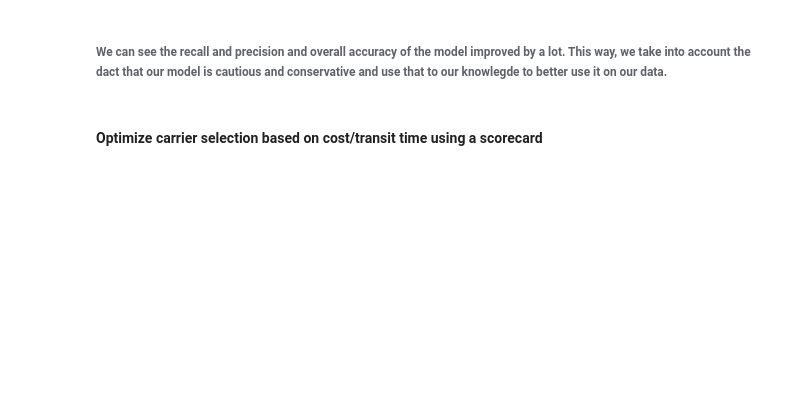
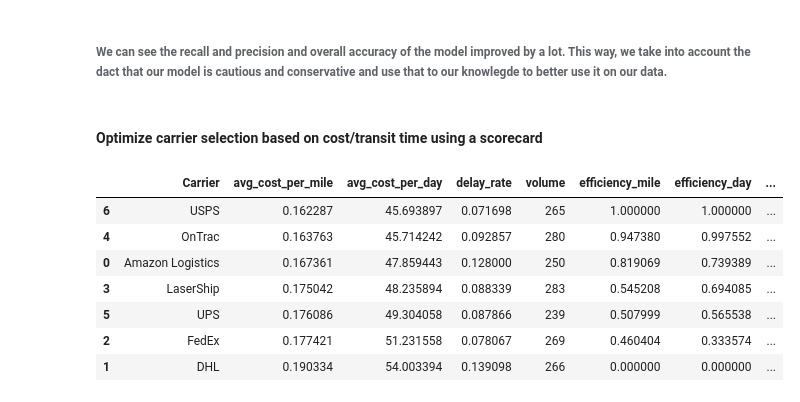
Before and after one commit to NeonHalo17/Logistics-Data-Science-Fundamentals, a Jupyter notebook: test.ipynb, the cells around one changed output. Drawn from its saved outputs; the diff is of its cells as text; code cells hidden in the pictures; blank space fills up the shorter version.

Commit message:
adds carrier selection optimization scorecard based on cost_per_mile, cost_per_transit_day and delay rate

```diff
--- a/test.ipynb
+++ b/test.ipynb
@@ -308,8 +310,13 @@ if 'Shipment_Date' in df.columns and 'Delivery_Date' in df.columns:
 # Cost efficiency
 # we use if statements to ensure that our dataset is robust, right now in this controlled dataset it doesn't matter as much
 # but in production grade datasets and data science techniques, this is good practice
+# calculate cost per mile
 if 'Distance_miles' in df.columns and 'Cost' in df.columns:
     df['Cost_per_mile'] = df['Cost']/df['Distance_miles']
+
+# also calculate cost per day
+if 'Cost' in df.columns and 'Transit_Days' in df.columns:
+    df['Cost_per_day'] = df['Cost']/df['Transit_Days']
 
 # Time features - add month and day of the shipment date and delivery date
 for col in date_cols:
@@ -442,0 +460,45 @@ ROC AUC: 0.9974778459441036
+# %%
+# we need to normalize these scorecard metrics because right now higher cost per mile and cost per day averages are bad
+# normalization also makes it so every metric ranges from 0 to 1, giving a fuller performace score
+# if we use them to calculate performance score that will be meaningless
+
+def min_max_normalize(series):
+    return (series.max() - series) / (series.max() - series.min())
+
+carrier_scorecard['efficiency_mile']  = min_max_normalize(
+    carrier_scorecard['avg_cost_per_mile']
+)
+
+carrier_scorecard['efficiency_day'] = min_max_normalize(
+    carrier_scorecard['avg_cost_per_day']
+)
+
+carrier_scorecard['reliability'] = min_max_normalize(
+    carrier_scorecard['delay_rate']
+)
+# %%
+# giving weights to each scorecard attribute, this is decided by business analysis
+# for now lets give cost efficiency and transit efficiency 40% and delay 20% weight
+#this can be changed anytime
+
+wt_mile = 0.4
+wt_day = 0.4
+wt_reliability = 0.2
+
+# now to calculate performance scores based on carrier avg data calculated above
+carrier_scorecard['performance_score'] = (
+    carrier_scorecard['efficiency_mile'] * wt_mile +
+    carrier_scorecard['efficiency_day'] * wt_day +
+    carrier_scorecard['reliability'] * wt_reliability
+)
+
+carrier_scorecard.sort_values('performance_score', ascending=False)
+# %% [output]
+|  | Carrier | avg_cost_per_mile | avg_cost_per_day | delay_rate | volume | efficiency_mile | efficiency_day | ... |
+| 6 | USPS | 0.162287 | 45.693897 | 0.071698 | 265 | 1.000000 | 1.000000 | ... |
+| 4 | OnTrac | 0.163763 | 45.714242 | 0.092857 | 280 | 0.947380 | 0.997552 | ... |
+| 0 | Amazon Logistics | 0.167361 | 47.859443 | 0.128000 | 250 | 0.819069 | 0.739389 | ... |
+| 3 | LaserShip | 0.175042 | 48.235894 | 0.088339 | 283 | 0.545208 | 0.694085 | ... |
+| 5 | UPS | 0.176086 | 49.304058 | 0.087866 | 239 | 0.507999 | 0.565538 | ... |
+| 2 | FedEx | 0.177421 | 51.231558 | 0.078067 | 269 | 0.460404 | 0.333574 | ... |
+| 1 | DHL | 0.190334 | 54.003394 | 0.139098 | 266 | 0.000000 | 0.000000 | ... |
```
Also changed, not shown: parts of 6 cells of this notebook.
